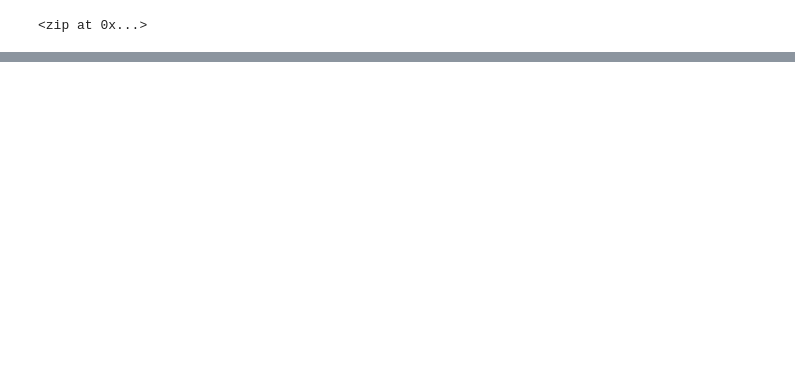
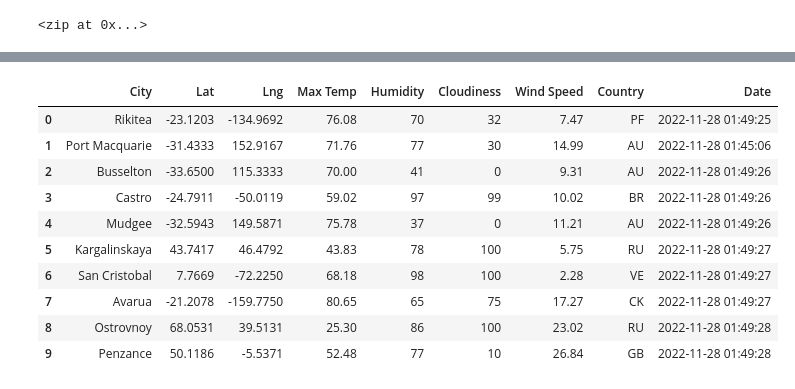
Before and after one commit to OlgaOMir/World_Weather_Analysis, a Jupyter notebook: WeatherPy.ipynb, the cells around one changed output, grey strips where cells are left out. Cells and saved outputs as stored; diff of their text form; code cells hidden in the pictures; blank space fills up the shorter version.

```diff
--- a/WeatherPy.ipynb
+++ b/WeatherPy.ipynb
@@ -54,0 +61,3 @@ len(cities)
+# %%
+#Creatnig a basic url
+url = "http://api.openweathermap.org/data/2.5/weather?units=Imperial&APPID=" + weather_api_key
@@ -54,0 +148,16 @@ len(cities)
+# %%
+# Convert the array of dictionaries to a Pandas DataFrame.
+city_data_df = pd.DataFrame(city_data)
+city_data_df.head(10)
+# %% [output]
+|  | City | Lat | Lng | Max Temp | Humidity | Cloudiness | Wind Speed | Country | Date |
+| 0 | Rikitea | -23.1203 | -134.9692 | 76.08 | 70 | 32 | 7.47 | PF | 2022-11-28 01:49:25 |
+| 1 | Port Macquarie | -31.4333 | 152.9167 | 71.76 | 77 | 30 | 14.99 | AU | 2022-11-28 01:45:06 |
+| 2 | Busselton | -33.6500 | 115.3333 | 70.00 | 41 | 0 | 9.31 | AU | 2022-11-28 01:49:26 |
+| 3 | Castro | -24.7911 | -50.0119 | 59.02 | 97 | 99 | 10.02 | BR | 2022-11-28 01:49:26 |
+| 4 | Mudgee | -32.5943 | 149.5871 | 75.78 | 37 | 0 | 11.21 | AU | 2022-11-28 01:49:26 |
+| 5 | Kargalinskaya | 43.7417 | 46.4792 | 43.83 | 78 | 100 | 5.75 | RU | 2022-11-28 01:49:27 |
+| 6 | San Cristobal | 7.7669 | -72.2250 | 68.18 | 98 | 100 | 2.28 | VE | 2022-11-28 01:49:27 |
+| 7 | Avarua | -21.2078 | -159.7750 | 80.65 | 65 | 75 | 17.27 | CK | 2022-11-28 01:49:27 |
+| 8 | Ostrovnoy | 68.0531 | 39.5131 | 25.30 | 86 | 100 | 23.02 | RU | 2022-11-28 01:49:28 |
+| 9 | Penzance | 50.1186 | -5.5371 | 52.48 | 77 | 10 | 26.84 | GB | 2022-11-28 01:49:28 |
```
Also changed, not shown: parts of 7 cells of this notebook, 1 other file.
